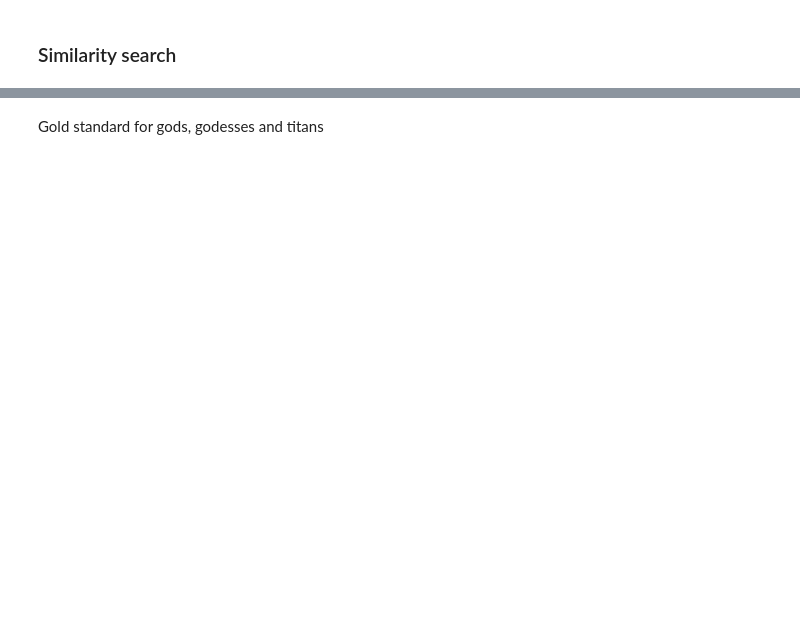
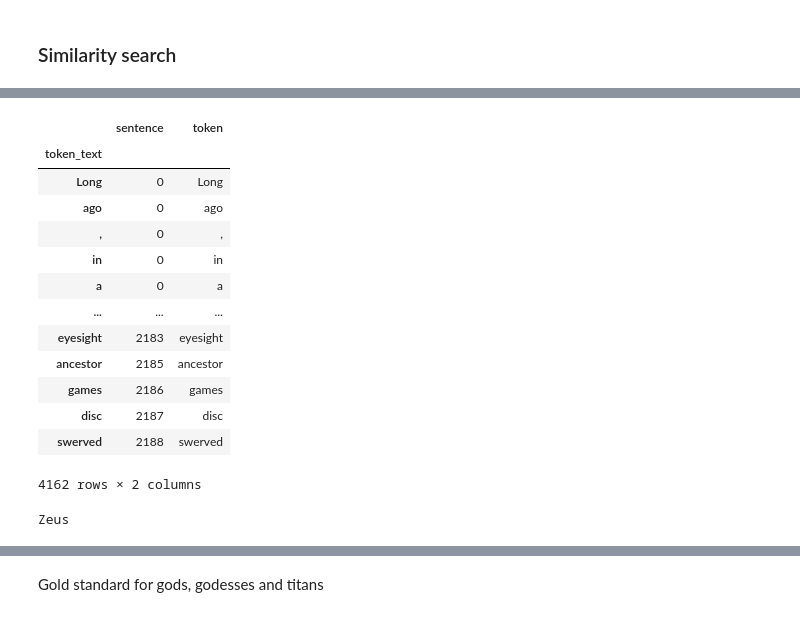
Before and after one commit to AttilaVM/computer-linguistics, a Jupyter notebook: content/NLP_tutorial.ipynb, the cells around one changed output, grey strips where cells are left out. Saved outputs shown, nothing was run; the diff lists cells and outputs as text; code cells hidden in the pictures; blank space fills up the shorter version.

```diff
--- a/content/NLP_tutorial.ipynb
+++ b/content/NLP_tutorial.ipynb
@@ -528,6 +588,23 @@ token_zeus = zeus_tokens.iloc[1]["token"]
 # %%
-df_tokens = df_spacy.drop_duplicates("token_text")
+df_tokens = df_spacy.drop_duplicates("token_text").copy()
 df_tokens.set_index("token_text", inplace = True)
 df_tokens
+# %% [output]
+|  | sentence | token |
+| token_text |  |  |
+| Long | 0 | Long |
+| ago | 0 | ago |
+| , | 0 | , |
+| in | 0 | in |
+| a | 0 | a |
+| ... | ... | ... |
+| eyesight | 2183 | eyesight |
+| ancestor | 2185 | ancestor |
+| games | 2186 | games |
+| disc | 2187 | disc |
+| swerved | 2188 | swerved |
+4162 rows × 2 columns
 # %%
 df_tokens["token"]["Zeus"]
+# %% [output]
+Zeus
```
Also changed, not shown: parts of 23 cells of this notebook, 1 other file.
